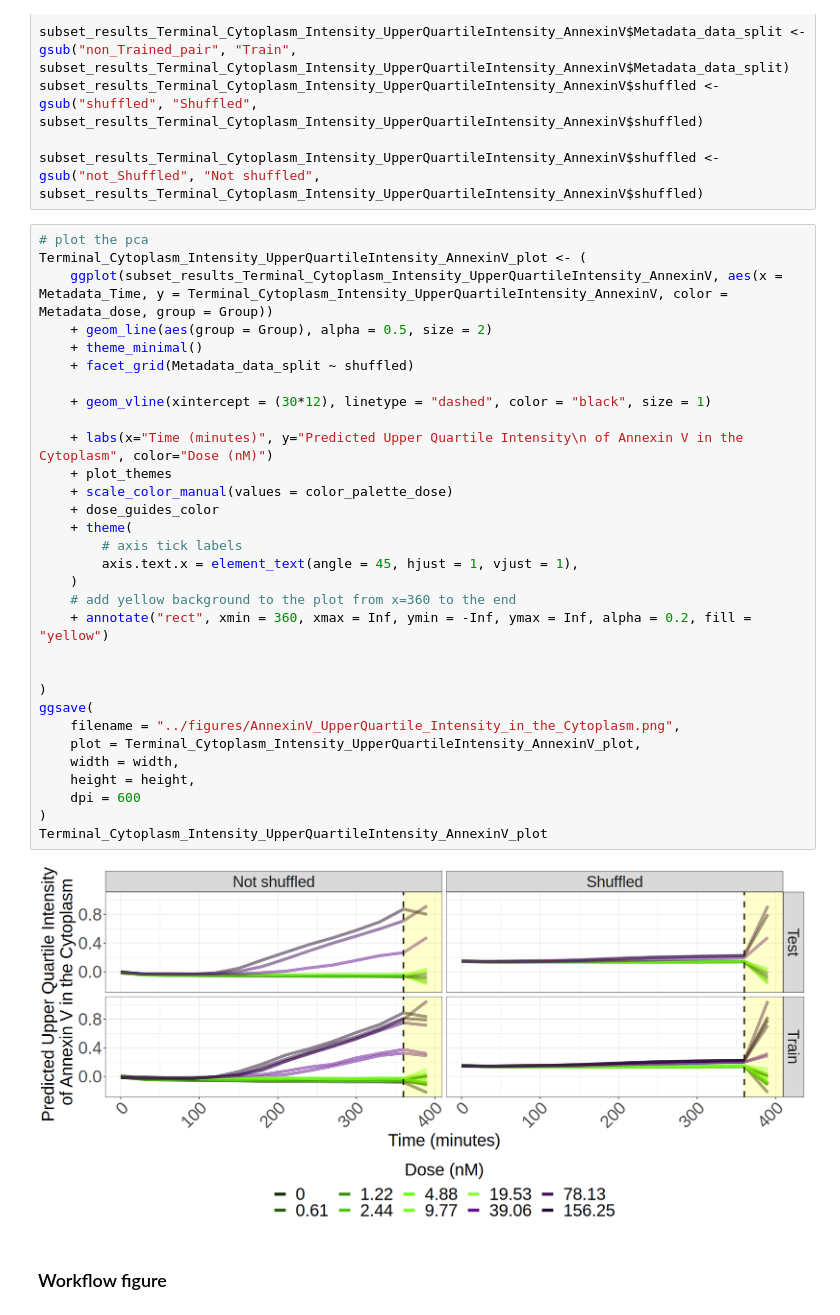
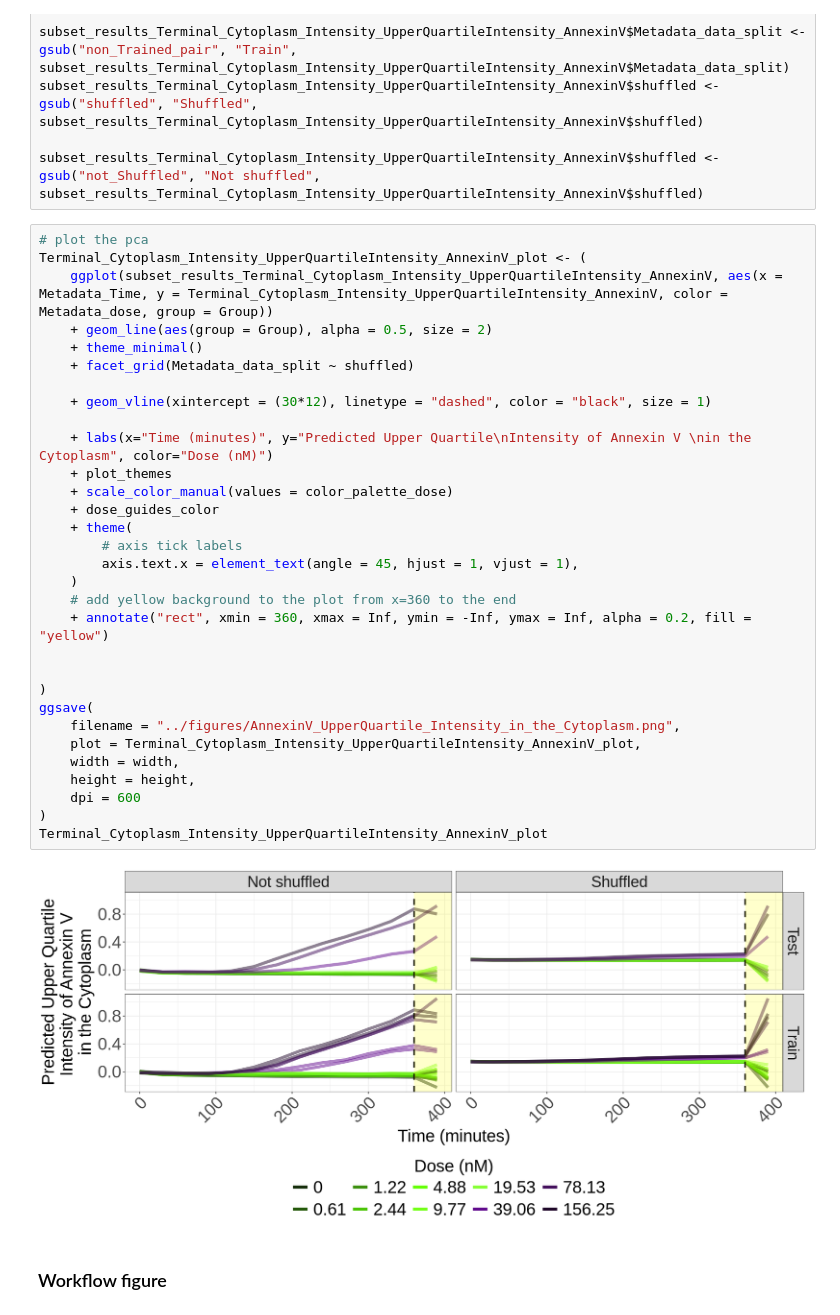
Before and after one commit to WayScience/live_cell_timelapse_apoptosis_analysis, a Jupyter notebook: 5.bulk_timelapse_model/notebooks/4.plot_results.ipynb, the cells around one changed output. Saved outputs shown, nothing was run; the diff lists cells and outputs as text.

```diff
--- a/5.bulk_timelapse_model/notebooks/4.plot_results.ipynb
+++ b/5.bulk_timelapse_model/notebooks/4.plot_results.ipynb
@@ -454,35 +461,35 @@ subset_results_Terminal_Cytoplasm_Intensity_UpperQuartileIntensity_AnnexinV$shuf
 # plot the pca
 Terminal_Cytoplasm_Intensity_UpperQuartileIntensity_AnnexinV_plot <- (
     ggplot(subset_results_Terminal_Cytoplasm_Intensity_UpperQuartileIntensity_AnnexinV, aes(x = Metadata_Time, y = Terminal_Cytoplasm_Intensity_UpperQuartileIntensity_AnnexinV, color = Metadata_dose, group = Group))
     + geom_line(aes(group = Group), alpha = 0.5, size = 2)
     + theme_minimal()
     + facet_grid(Metadata_data_split ~ shuffled)
 
     + geom_vline(xintercept = (30*12), linetype = "dashed", color = "black", size = 1)
 
-    + labs(x="Time (minutes)", y="Predicted Upper Quartile Intensity\n of Annexin V in the Cytoplasm", color="Dose (nM)")
+    + labs(x="Time (minutes)", y="Predicted Upper Quartile\nIntensity of Annexin V \nin the Cytoplasm", color="Dose (nM)")
     + plot_themes
     + scale_color_manual(values = color_palette_dose)
     + dose_guides_color
     + theme(
         # axis tick labels
         axis.text.x = element_text(angle = 45, hjust = 1, vjust = 1),
     )
     # add yellow background to the plot from x=360 to the end
     + annotate("rect", xmin = 360, xmax = Inf, ymin = -Inf, ymax = Inf, alpha = 0.2, fill = "yellow")
 
 
 )
 ggsave(
     filename = "../figures/AnnexinV_UpperQuartile_Intensity_in_the_Cytoplasm.png",
     plot = Terminal_Cytoplasm_Intensity_UpperQuartileIntensity_AnnexinV_plot,
     width = width,
     height = height,
     dpi = 600
 )
 Terminal_Cytoplasm_Intensity_UpperQuartileIntensity_AnnexinV_plot
 # %% [output]
-[figure, old version]
+[figure, new version]
 # %% [markdown]
 ### Workflow figure
 # %%
```
Also changed, not shown: parts of 12 cells of this notebook, 9 other files.
